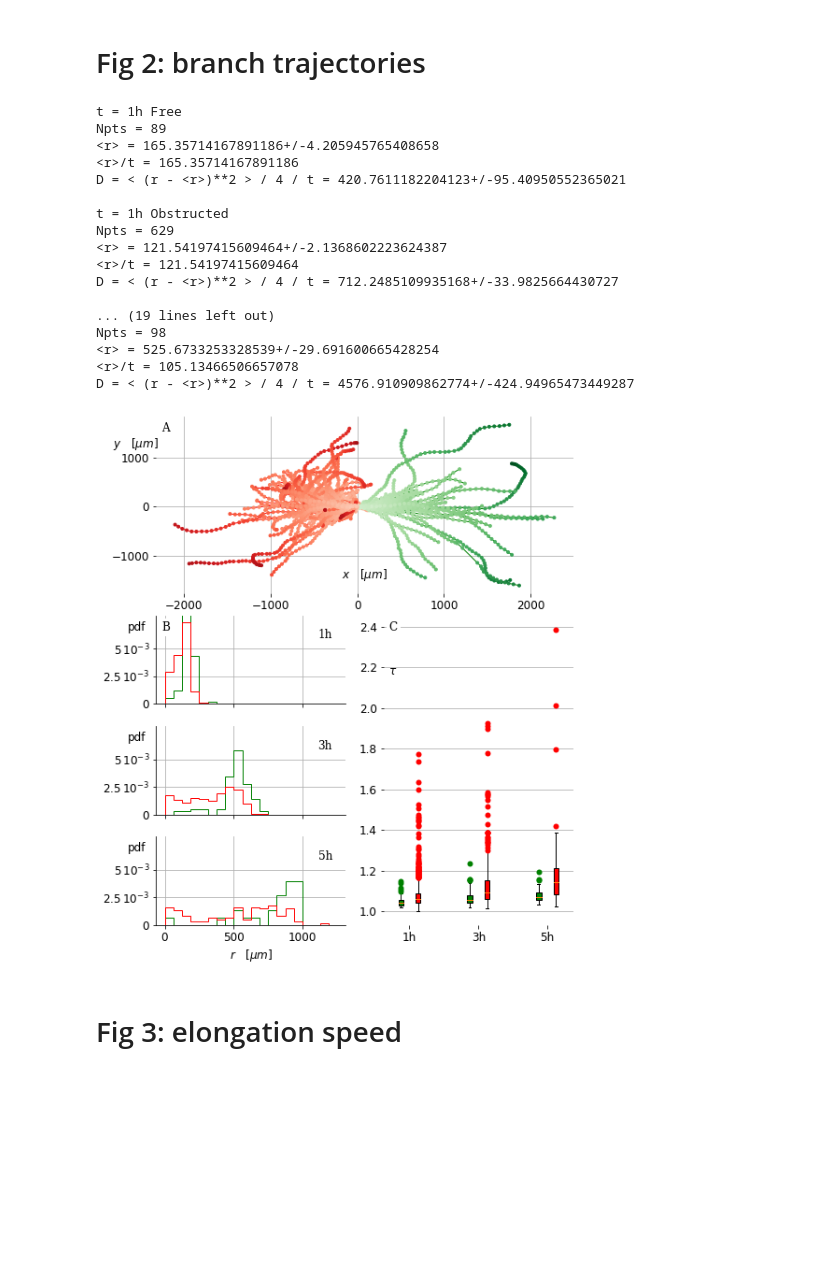
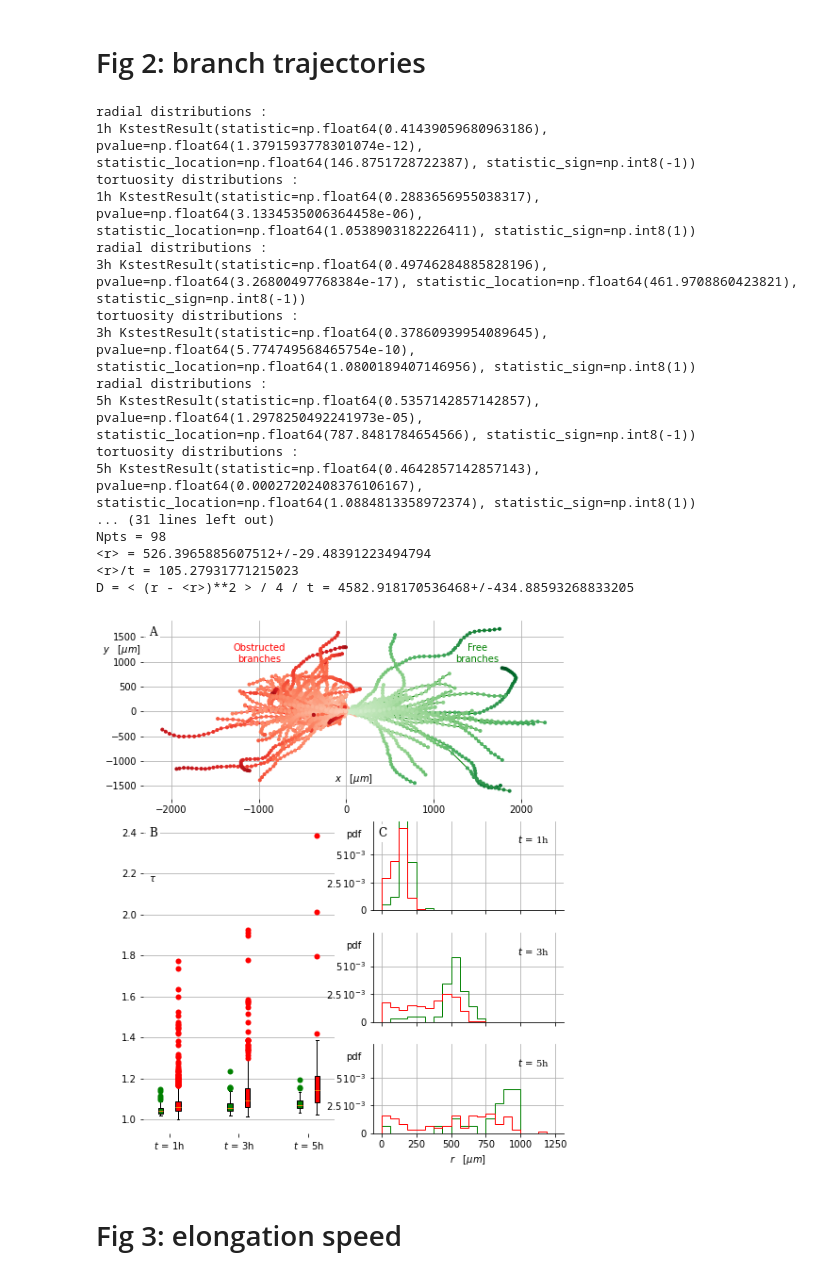
Before and after one commit to thibault-chassereau/HyphalNetwork_ApexHypha_Interactions, a Jupyter notebook: ApexHyphaInteractions.ipynb, the cells around one changed output. Saved outputs shown, nothing was run; the diff lists cells and outputs as text; code cells hidden in the pictures; blank space fills up the shorter version.

```diff
--- a/ApexHyphaInteractions.ipynb
+++ b/ApexHyphaInteractions.ipynb
@@ -255,9 +281,9 @@ ages2analyze = [1,3,5]
 dt = 18/60/2
 bins_radii = np.linspace(0,1250,21)
 fig,axes = plt.subplot_mosaic([["traj","traj"],
-                                   ["dist_r_0","box"],
-                                   ["dist_r_1","box"],
-                                   ["dist_r_2","box"]],
+                                   ["box","dist_r_0"],
+                                   ["box","dist_r_1"],
+                                   ["box","dist_r_2"]],
                                     gridspec_kw={"height_ratios":[2,1,1,1]},
                                 figsize=(8,10))
 
@@ -291,6 +317,19 @@ for r in M2s:
 
 data_free = np.array([[a,t,r,bi] for age,tort,radius,b_index in data_free for a,t,r,bi in zip(age,tort,radius,b_index)])
 data_obst = np.array([[a,t,r,bi] for age,tort,radius,b_index in data_obst for a,t,r,bi in zip(age,tort,radius,b_index)])
+
+data_age = {age_analyze:{0:0,1:0} for age_analyze in ages2analyze}
+for i_age,age_analyze in enumerate(ages2analyze):
+    for i_free,data in enumerate((data_free,data_obst)):
+        filtre = np.where(np.abs(data[:,0]-age_analyze)<dt)
+        data_age[age_analyze][i_free] = data[filtre]
+    print("radial distributions :")
+    print(f"{age_analyze}h",kstest(data_age[age_analyze][0][:,2],data_age[age_analyze][1][:,2]))
+    print("tortuosity distributions :")
+    print(f"{age_analyze}h",kstest(data_age[age_analyze][0][:,1],data_age[age_analyze][1][:,1]))
+
+
+
 for i_age,age_analyze in enumerate(ages2analyze):
     for i_free,data in enumerate((data_free,data_obst)):
         filtre = np.where(np.abs(data[:,0]-age_analyze)<dt)
@@ -321,10 +360,14 @@ axes["traj"].xaxis.set_label_coords(0.5,0.15)
 axes["traj"].set_ylabel("$y\quad[\mu m]$",rotation="horizontal")
 axes["traj"].yaxis.set_label_coords(-0.05,0.8)
 axes["traj"].grid()
+axes["traj"].text(x=-1000,y=1000,s="Obstructed\nbranches",fontdict={"horizontalalignment":"center",
+                                                                    "color":"red"})
+axes["traj"].text(x=+1500,y=1000,s="Free\nbranches",fontdict={"horizontalalignment":"center",
+                                                              "color":"green"})
 for i_age,age_analyze in enumerate(ages2analyze):
     ax = axes[f"dist_r_{i_age}"]
     ax.annotate(
-        f"{age_analyze}h",
+        f"$t\,=\,${age_analyze}h",
         xy=(0.9, 0.91), xycoords='axes fraction',
         xytext=(+0.5, -0.5), textcoords='offset fontsize',
         fontsize='medium', verticalalignment='top', fontfamily='serif',
@@ -334,56 +377,57 @@ for i_age,age_analyze in enumerate(ages2analyze):
     ax.set_yticks(ticks=[0,0.0025,0.005],labels=["0","$2.5\,10^{-3}$","$5\,10^{-3}$"])
     ax.set_ylabel("pdf",rotation="horizontal")
     ax.yaxis.set_label_coords(-0.1,0.8)
     ax.spines['top'].set_visible(False)
     ax.spines['right'].set_visible(False)
     ax.grid()
 axes["dist_r_0"].tick_params(labelbottom=False)
 axes["dist_r_1"].tick_params(labelbottom=False)
 axes["dist_r_2"].set_xlabel("$r\quad[\mu m]$")
 axes["box"].set_frame_on(False)
 axes["box"].set_ylabel("$\\tau$",rotation="horizontal")
 axes["box"].yaxis.set_label_coords(0.05,0.8)
-axes["box"].set_xticks(ticks=[0,2,4],labels=[f"{a}h" for a in ages2analyze])
+axes["box"].set_xticks(ticks=[0,2,4],labels=[f"$t\,=\,${a}h" for a in ages2analyze])
 axes["box"].grid(axis="y")
 axes["traj"].annotate(
         "A",
         xy=(0, 1), xycoords='axes fraction',
         xytext=(+0.5, -0.5), textcoords='offset fontsize',
-        fontsize='medium', verticalalignment='top', fontfamily='serif',
+        fontsize='large', verticalalignment='top', fontfamily='serif',
         bbox=dict(facecolor='1', edgecolor='none', pad=3.0))
-axes["dist_r_0"].annotate(
+axes["box"].annotate(
         "B",
         xy=(0, 1), xycoords='axes fraction',
         xytext=(+0.5, -0.5), textcoords='offset fontsize',
-        fontsize='medium', verticalalignment='top', fontfamily='serif',
+        fontsize='large', verticalalignment='top', fontfamily='serif',
         bbox=dict(facecolor='1', edgecolor='none', pad=3.0))
-axes["box"].annotate(
+axes["dist_r_0"].annotate(
         "C",
         xy=(0, 1), xycoords='axes fraction',
         xytext=(+0.5, -0.5), textcoords='offset fontsize',
-        fontsize='medium', verticalalignment='top', fontfamily='serif',
+        fontsize='large', verticalalignment='top', fontfamily='serif',
         bbox=dict(facecolor='1', edgecolor='none', pad=3.0))
+
 plt.savefig('fig2',dpi=300)
 plt.show()
 # %% [output]
-t = 1h Free
-Npts = 89
-<r> = 165.35714167891186+/-4.205945765408658
-<r>/t = 165.35714167891186
-D = < (r - <r>)**2 > / 4 / t = 420.7611182204123+/-95.40950552365021
-
-t = 1h Obstructed
-Npts = 629
-<r> = 121.54197415609464+/-2.1368602223624387
-<r>/t = 121.54197415609464
-D = < (r - <r>)**2 > / 4 / t = 712.2485109935168+/-33.9825664430727
-
-... (19 lines left out)
+radial distributions :
+1h KstestResult(statistic=np.float64(0.41439059680963186), pvalue=np.float64(1.3791593778301074e-12), statistic_location=np.float64(146.8751728722387), statistic_sign=np.int8(-1))
+tortuosity distributions :
+1h KstestResult(statistic=np.float64(0.2883656955038317), pvalue=np.float64(3.1334535006364458e-06), statistic_location=np.float64(1.0538903182226411), statistic_sign=np.int8(1))
+radial distributions :
+3h KstestResult(statistic=np.float64(0.49746284885828196), pvalue=np.float64(3.26800497768384e-17), statistic_location=np.float64(461.9708860423821), statistic_sign=np.int8(-1))
+tortuosity distributions :
+3h KstestResult(statistic=np.float64(0.37860939954089645), pvalue=np.float64(5.774749568465754e-10), statistic_location=np.float64(1.0800189407146956), statistic_sign=np.int8(1))
+radial distributions :
+5h KstestResult(statistic=np.float64(0.5357142857142857), pvalue=np.float64(1.2978250492241973e-05), statistic_location=np.float64(787.8481784654566), statistic_sign=np.int8(-1))
+tortuosity distributions :
+5h KstestResult(statistic=np.float64(0.4642857142857143), pvalue=np.float64(0.00027202408376106167), statistic_location=np.float64(1.0884813358972374), statistic_sign=np.int8(1))
+... (31 lines left out)
 Npts = 98
-<r> = 525.6733253328539+/-29.691600665428254
-<r>/t = 105.13466506657078
-D = < (r - <r>)**2 > / 4 / t = 4576.910909862774+/-424.94965473449287
+<r> = 526.3965885607512+/-29.48391223494794
+<r>/t = 105.27931771215023
+D = < (r - <r>)**2 > / 4 / t = 4582.918170536468+/-434.88593268833205
-[figure, old version]
+[figure, new version]
 # %% [markdown]
 # Fig 3: elongation speed
 # %%
```
Also changed, not shown: parts of 9 cells of this notebook, 7 other files.
